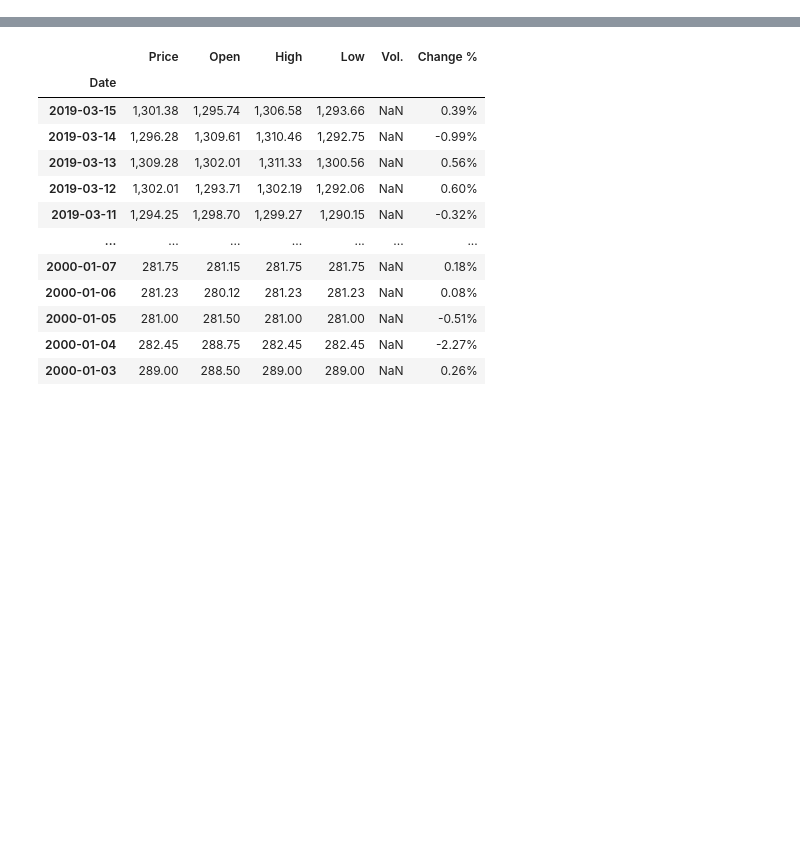
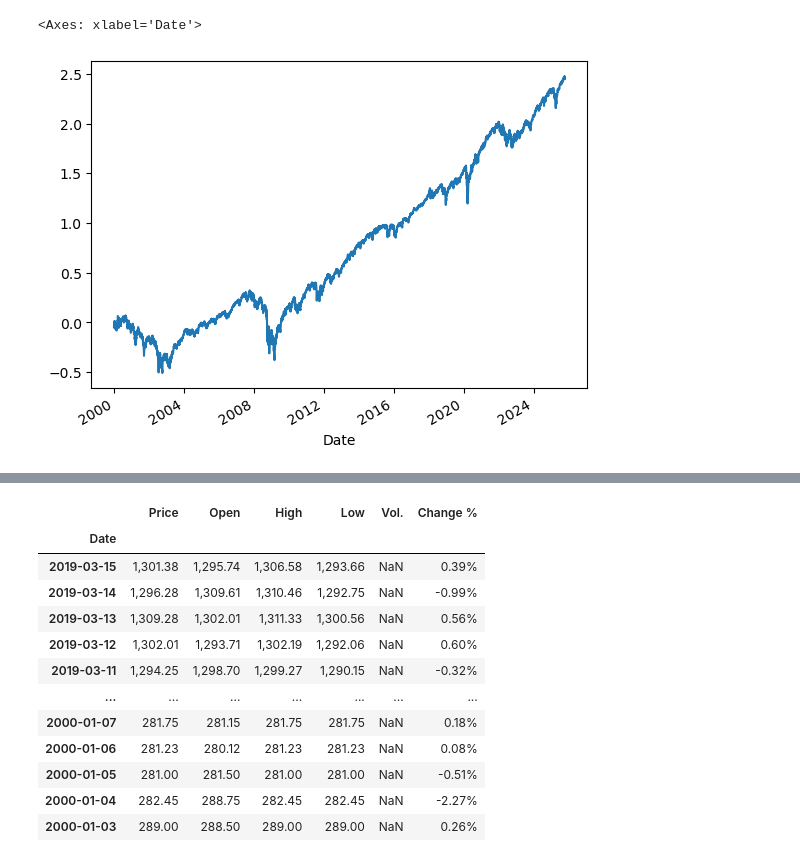
Before and after one commit to jeanlouvaleau/ML-for-trading-project, a Jupyter notebook: gold_prices.ipynb, the cells around one changed output, grey strips where cells are left out. Cells and saved outputs as stored; diff of their text form; code cells hidden in the pictures; blank space fills up the shorter version.

```diff
--- a/gold_prices.ipynb
+++ b/gold_prices.ipynb
@@ -3,0 +13,5 @@ import numpy as np
+# %%
+spy.pct_change().Close.cumsum().plot()
+# %% [output]
+<Axes: xlabel='Date'>
+[figure, added]
```
Also changed, not shown: parts of 9 cells of this notebook, 1 other file.
